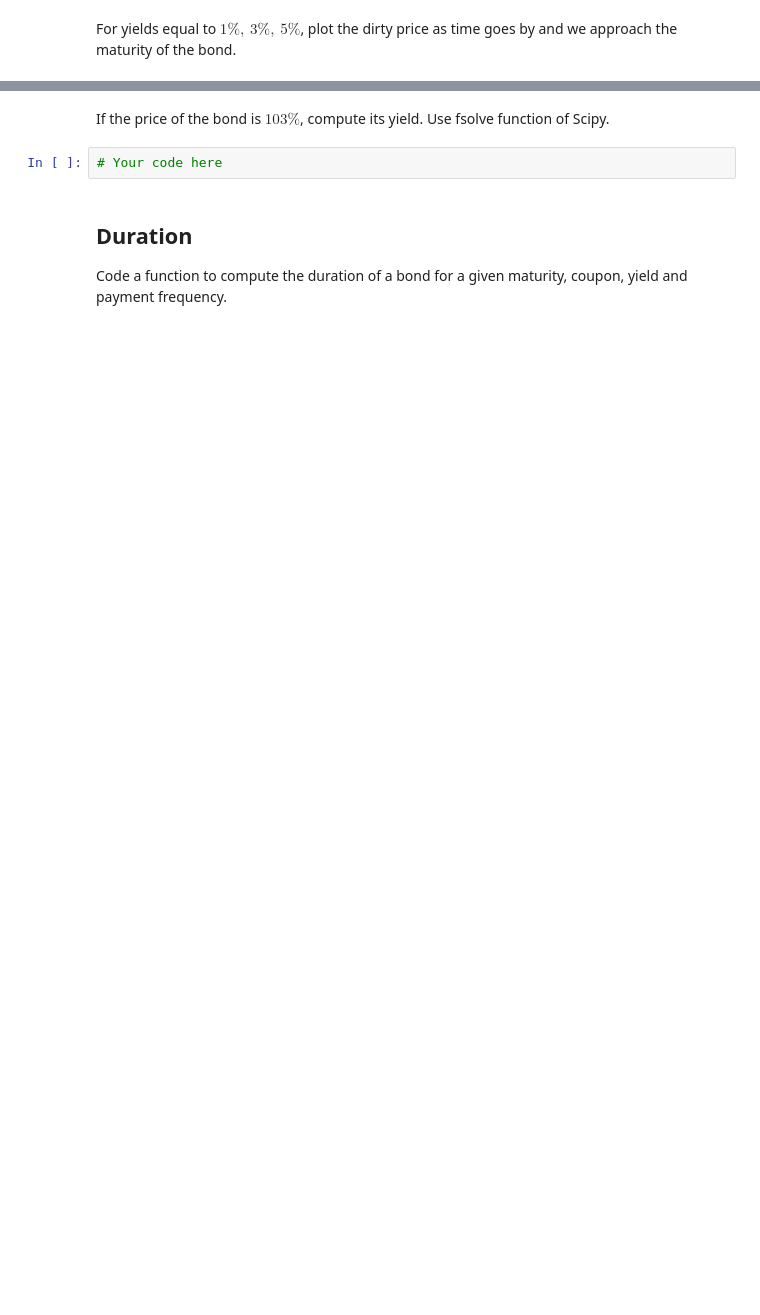
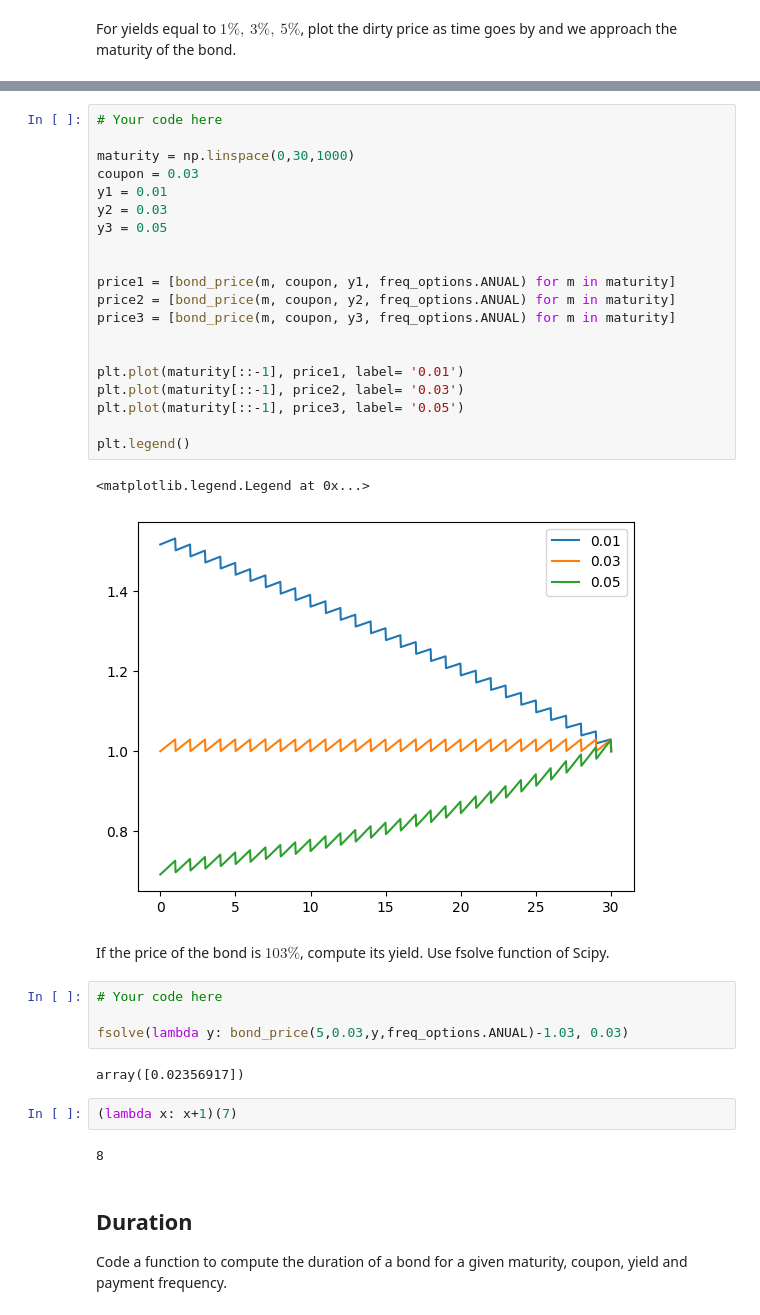
Before and after one commit to Lolillosky/QuantMethodsFinance, a Jupyter notebook: NOTEBOOKS/2_Interest_rates_basics.ipynb, the cells around one changed output, grey strips where cells are left out. Cells and saved outputs as stored; diff of their text form; blank space fills up the shorter version.

```diff
--- a/NOTEBOOKS/2_Interest_rates_basics.ipynb
+++ b/NOTEBOOKS/2_Interest_rates_basics.ipynb
@@ -100,7 +113,38 @@ For yields equal to $1\%,\ 3\%,\ 5\%$, plot the dirty price as time goes by and
+# %%
+# Your code here
+
+maturity = np.linspace(0,30,1000)
+coupon = 0.03
+y1 = 0.01
+y2 = 0.03
+y3 = 0.05
+
+
+price1 = [bond_price(m, coupon, y1, freq_options.ANUAL) for m in maturity]
+price2 = [bond_price(m, coupon, y2, freq_options.ANUAL) for m in maturity]
+price3 = [bond_price(m, coupon, y3, freq_options.ANUAL) for m in maturity]
+
+
+plt.plot(maturity[::-1], price1, label= '0.01')
+plt.plot(maturity[::-1], price2, label= '0.03')
+plt.plot(maturity[::-1], price3, label= '0.05')
+
+plt.legend()
+# %% [output]
+<matplotlib.legend.Legend at 0x...>
+[figure, added]
 # %% [markdown]
 If the price of the bond is $103\%$, compute its yield. Use fsolve function of Scipy.
-# %%
-# Your code here
+# %%
+# Your code here
+
+fsolve(lambda y: bond_price(5,0.03,y,freq_options.ANUAL)-1.03, 0.03)
+# %% [output]
+array([0.02356917])
+# %%
+(lambda x: x+1)(7)
+# %% [output]
+8
 # %% [markdown]
 ## Duration
 
```
Also changed, not shown: parts of 7 cells of this notebook.
